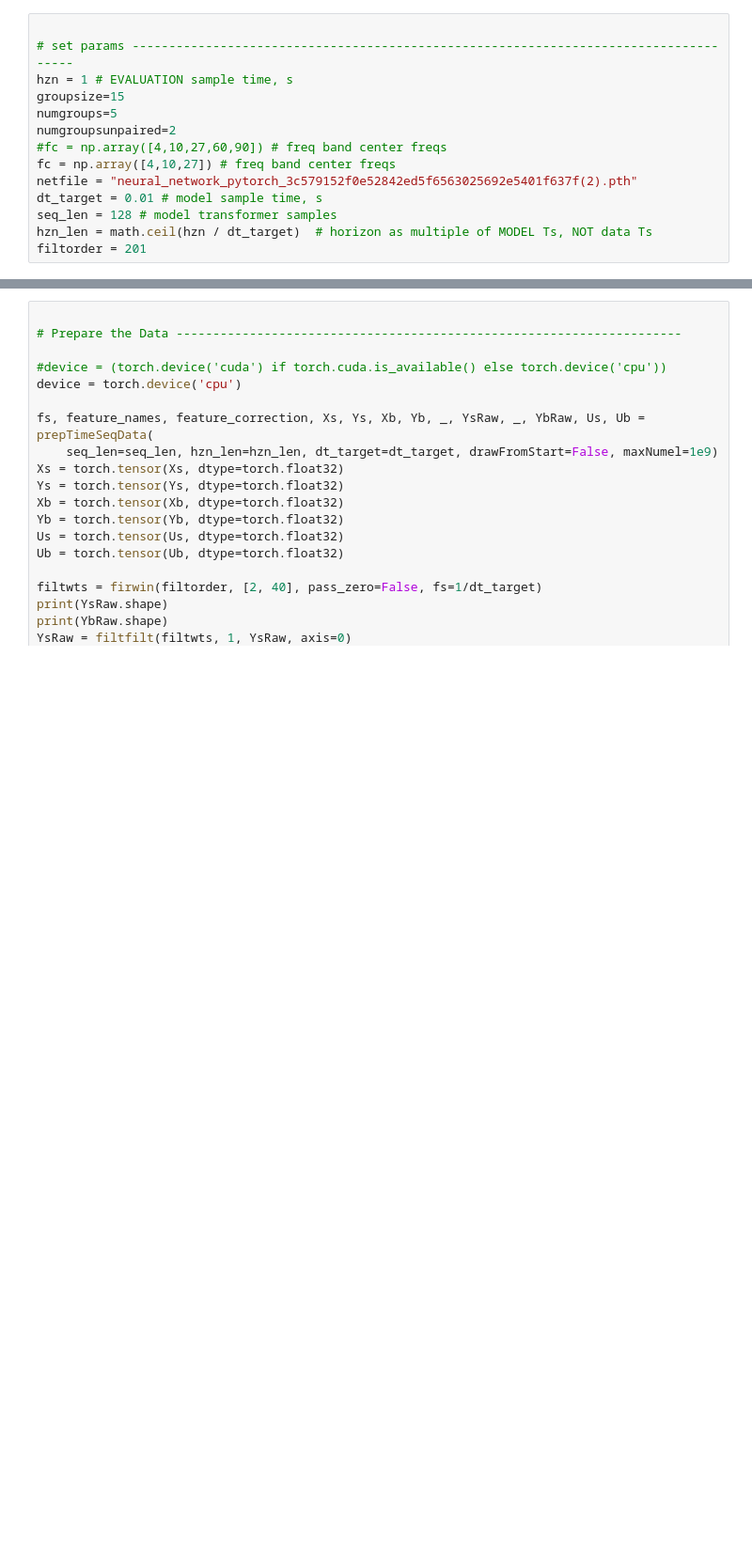
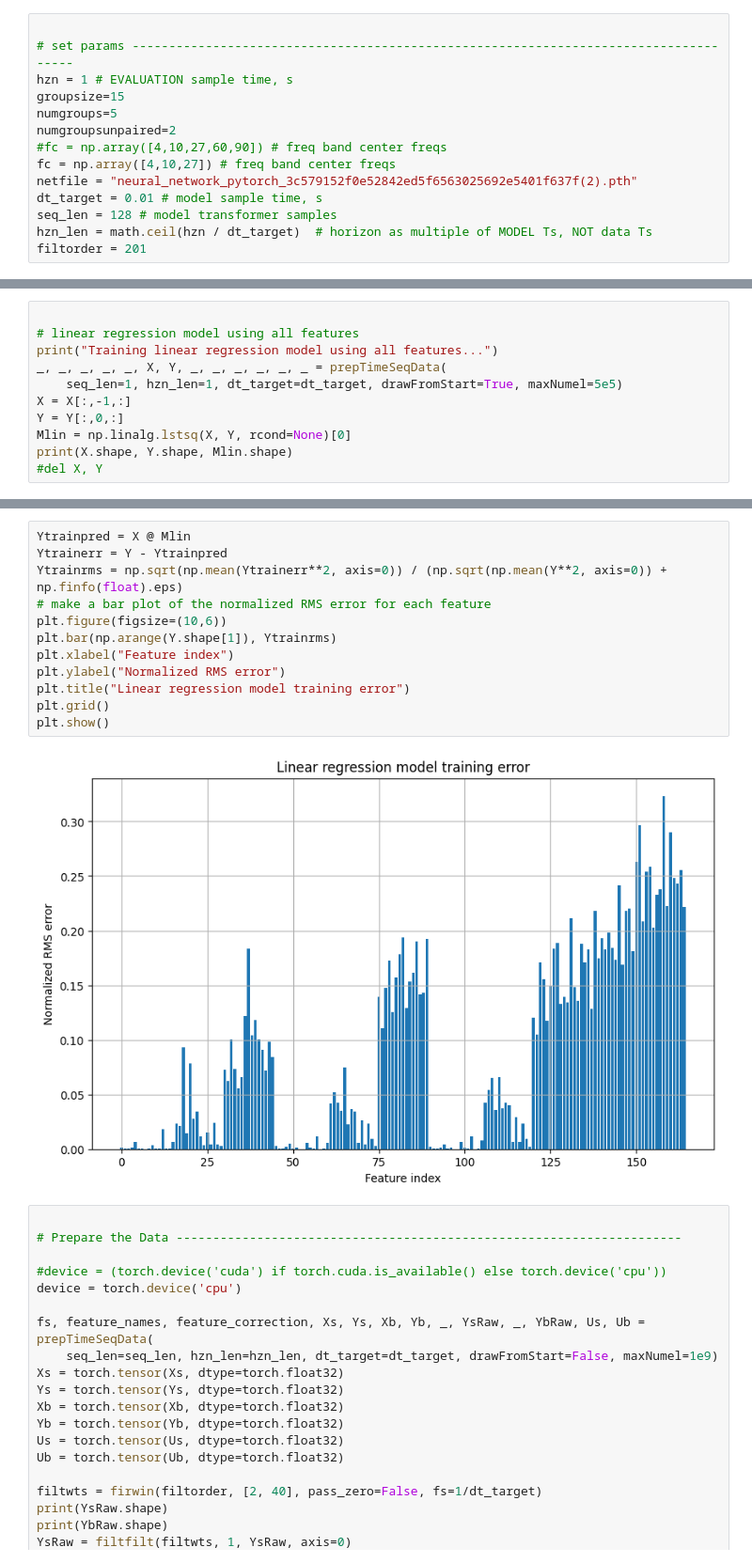
Before and after one commit to targinteanu/NeuralSystemID, a Jupyter notebook: transformer_network_eval.ipynb, the cells around one changed output, grey strips where cells are left out. Shown at 94% size. Drawn from its saved outputs; the diff is of its cells as text; blank space fills up the shorter version.

```diff
--- a/transformer_network_eval.ipynb
+++ b/transformer_network_eval.ipynb
@@ -65,0 +54,11 @@ Event shape: (283, 1, 1)
+# %%
+
+# linear regression model using all features
+print("Training linear regression model using all features...")
+_, _, _, _, _, X, Y, _, _, _, _, _, _ = prepTimeSeqData(
+    seq_len=1, hzn_len=1, dt_target=dt_target, drawFromStart=True, maxNumel=5e5)
+X = X[:,-1,:]
+Y = Y[:,0,:]
+Mlin = np.linalg.lstsq(X, Y, rcond=None)[0]
+print(X.shape, Y.shape, Mlin.shape)
+#del X, Y
@@ -66,3 +81,17 @@ Event shape: (283, 1, 1)
+# %%
+Ytrainpred = X @ Mlin
+Ytrainerr = Y - Ytrainpred
+Ytrainrms = np.sqrt(np.mean(Ytrainerr**2, axis=0)) / (np.sqrt(np.mean(Y**2, axis=0)) + np.finfo(float).eps)
+# make a bar plot of the normalized RMS error for each feature
+plt.figure(figsize=(10,6))
+plt.bar(np.arange(Y.shape[1]), Ytrainrms)
+plt.xlabel("Feature index")
+plt.ylabel("Normalized RMS error")
+plt.title("Linear regression model training error")
+plt.grid()
+plt.show()
+# %% [output]
+[figure, added]
 # %%
 
 # Prepare the Data ---------------------------------------------------------------------
```
Also changed, not shown: parts of 3 cells of this notebook, 1 other file.
